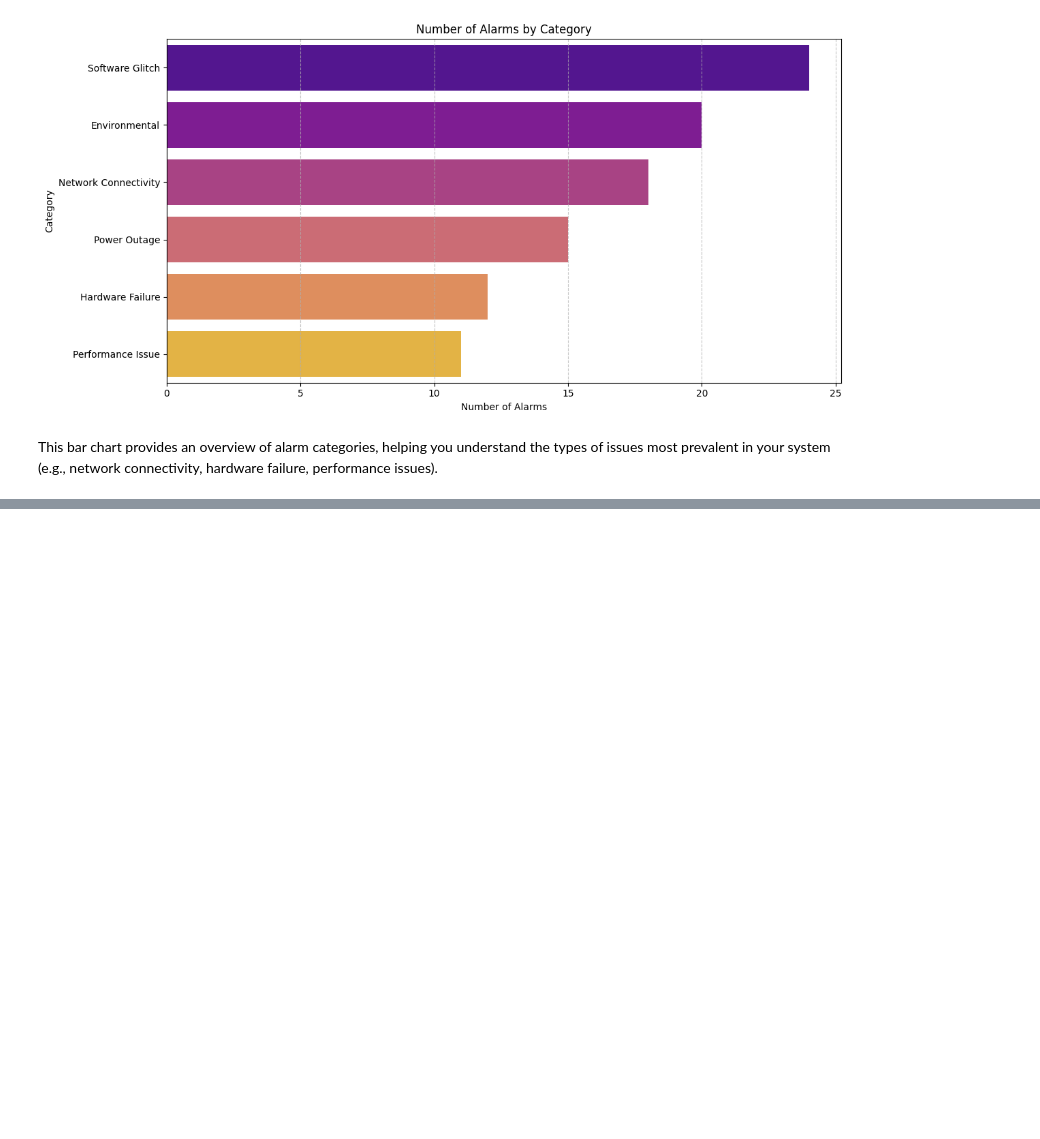
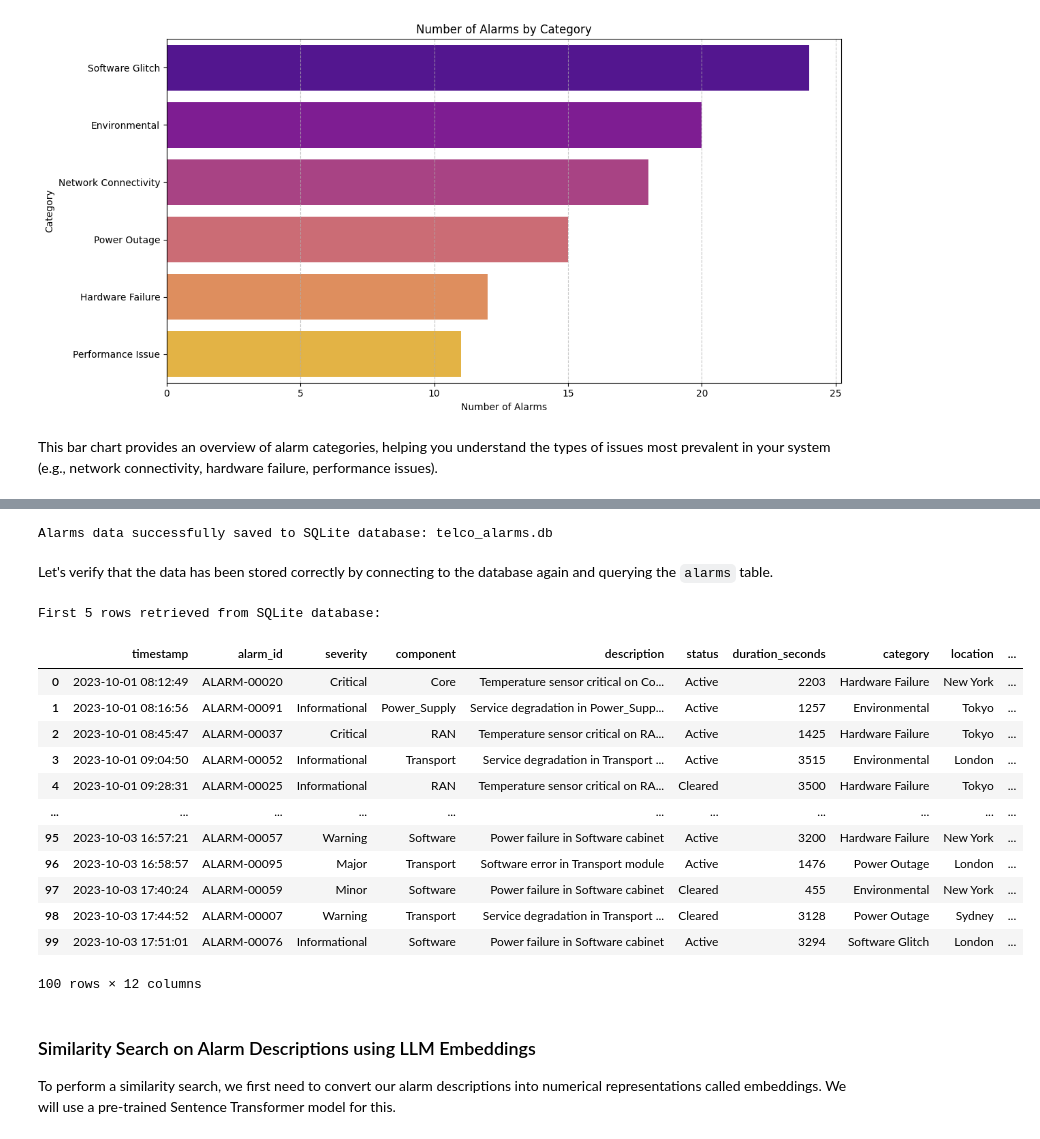
Before and after one commit to dkumar-tech/desktop-tutorial, a Jupyter notebook: CSVGenProcess.ipynb, the cells around one changed output, grey strips where cells are left out. Drawn from its saved outputs; the diff is of its cells as text; code cells hidden in the pictures; blank space fills up the shorter version.

```diff
--- a/CSVGenProcess.ipynb
+++ b/CSVGenProcess.ipynb
@@ -287,0 +292,52 @@ This bar chart provides an overview of alarm categories, helping you understand
+# %%
+import sqlite3
+
+# Define the SQLite database file path
+db_file = 'telco_alarms.db'
+
+# Connect to SQLite database (creates the file if it doesn't exist)
+conn = sqlite3.connect(db_file)
+
+# Save the alarms_df DataFrame to a new table named 'alarms'
+# if_exists='replace' will overwrite the table if it already exists
+alarms_df.to_sql('alarms', conn, if_exists='replace', index=False)
+
+print(f"Alarms data successfully saved to SQLite database: {db_file}")
+
+# Close the database connection
+conn.close()
+# %% [output]
+Alarms data successfully saved to SQLite database: telco_alarms.db
+# %% [markdown]
+Let's verify that the data has been stored correctly by connecting to the database again and querying the `alarms` table.
+# %%
+# Reconnect to the database
+conn = sqlite3.connect(db_file)
+
+# Read data back from the 'alarms' table into a new DataFrame
+df_from_db = pd.read_sql('SELECT * FROM alarms LIMIT 100', conn)
+
+print("First 5 rows retrieved from SQLite database:")
+display(df_from_db)
+
+# Close the database connection
+conn.close()
+# %% [output]
+First 5 rows retrieved from SQLite database:
+|  | timestamp | alarm_id | severity | component | description | status | duration_seconds | category | location | ... |
+| 0 | 2023-10-01 08:12:49 | ALARM-00020 | Critical | Core | Temperature sensor critical on Co... | Active | 2203 | Hardware Failure | New York | ... |
+| 1 | 2023-10-01 08:16:56 | ALARM-00091 | Informational | Power_Supply | Service degradation in Power_Supp... | Active | 1257 | Environmental | Tokyo | ... |
+| 2 | 2023-10-01 08:45:47 | ALARM-00037 | Critical | RAN | Temperature sensor critical on RA... | Active | 1425 | Hardware Failure | Tokyo | ... |
+| 3 | 2023-10-01 09:04:50 | ALARM-00052 | Informational | Transport | Service degradation in Transport ... | Active | 3515 | Environmental | London | ... |
+| 4 | 2023-10-01 09:28:31 | ALARM-00025 | Informational | RAN | Temperature sensor critical on RA... | Cleared | 3500 | Hardware Failure | Tokyo | ... |
+| ... | ... | ... | ... | ... | ... | ... | ... | ... | ... | ... |
+| 95 | 2023-10-03 16:57:21 | ALARM-00057 | Warning | Software | Power failure in Software cabinet | Active | 3200 | Hardware Failure | New York | ... |
+| 96 | 2023-10-03 16:58:57 | ALARM-00095 | Major | Transport | Software error in Transport module | Active | 1476 | Power Outage | London | ... |
+| 97 | 2023-10-03 17:40:24 | ALARM-00059 | Minor | Software | Power failure in Software cabinet | Cleared | 455 | Environmental | New York | ... |
+| 98 | 2023-10-03 17:44:52 | ALARM-00007 | Warning | Transport | Service degradation in Transport ... | Cleared | 3128 | Power Outage | Sydney | ... |
+| 99 | 2023-10-03 17:51:01 | ALARM-00076 | Informational | Software | Power failure in Software cabinet | Active | 3294 | Software Glitch | London | ... |
+100 rows × 12 columns
+# %% [markdown]
+### Similarity Search on Alarm Descriptions using LLM Embeddings
+
+To perform a similarity search, we first need to convert our alarm descriptions into numerical representations called embeddings. We will use a pre-trained Sentence Transformer model for this.
```
Also changed, not shown: parts of 38 cells of this notebook.
